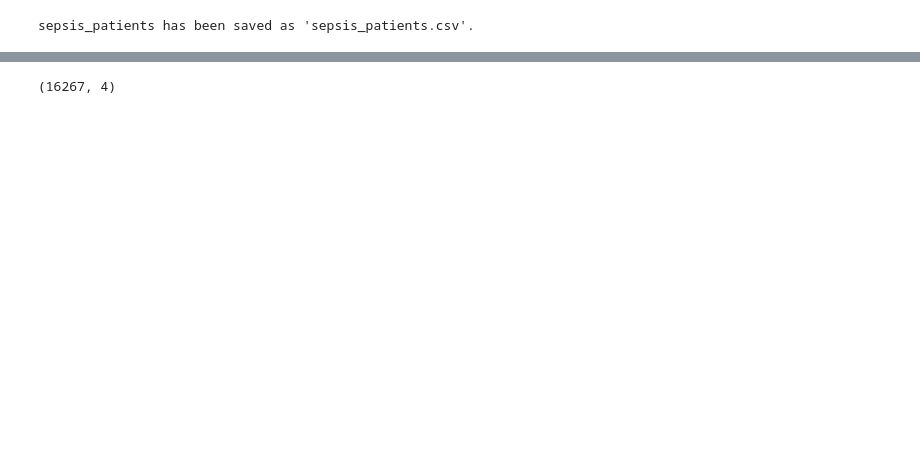
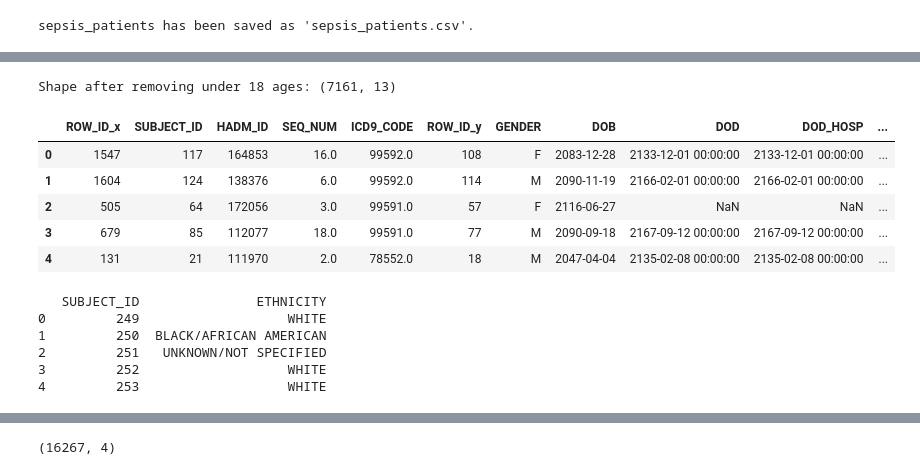
Before and after one commit to ParsaHaghighatgoo/mimic-analysis, a Jupyter notebook: ExtractSepsisPatients.ipynb, the cells around one changed output, grey strips where cells are left out. Drawn from its saved outputs; the diff is of its cells as text; code cells hidden in the pictures; blank space fills up the shorter version.

```diff
--- a/ExtractSepsisPatients.ipynb
+++ b/ExtractSepsisPatients.ipynb
@@ -415,0 +543,33 @@ merged_df.shape
+# %%
+filtered_sepsis_patientes_under18_df = merged_final_df[merged_final_df['AGE'] > 18]
+
+# Print the shape and first few rows of the filtered DataFrame
+print("Shape after removing under 18 ages:", filtered_sepsis_patientes_under18_df.shape)
+filtered_sepsis_patientes_under18_df.head()
+# %% [output]
+Shape after removing under 18 ages: (7161, 13)
+|  | ROW_ID_x | SUBJECT_ID | HADM_ID | SEQ_NUM | ICD9_CODE | ROW_ID_y | GENDER | DOB | DOD | DOD_HOSP | ... |
+| 0 | 1547 | 117 | 164853 | 16.0 | 99592.0 | 108 | F | 2083-12-28 | 2133-12-01 00:00:00 | 2133-12-01 00:00:00 | ... |
+| 1 | 1604 | 124 | 138376 | 6.0 | 99592.0 | 114 | M | 2090-11-19 | 2166-02-01 00:00:00 | 2166-02-01 00:00:00 | ... |
+| 2 | 505 | 64 | 172056 | 3.0 | 99591.0 | 57 | F | 2116-06-27 | NaN | NaN | ... |
+| 3 | 679 | 85 | 112077 | 18.0 | 99591.0 | 77 | M | 2090-09-18 | 2167-09-12 00:00:00 | 2167-09-12 00:00:00 | ... |
+| 4 | 131 | 21 | 111970 | 2.0 | 78552.0 | 18 | M | 2047-04-04 | 2135-02-08 00:00:00 | 2135-02-08 00:00:00 | ... |
+# %%
+# Load the required MIMIC-III files for demographic data
+patients_df = pd.read_csv(path + '\\patients.csv', usecols=['SUBJECT_ID'])
+admissions_df = pd.read_csv(path + '\\admissions.csv', usecols=['SUBJECT_ID', 'ETHNICITY'])
+# Merge demographic data from patients and admissions on SUBJECT_ID
+demographic_df = pd.merge(
+    patients_df,
+    admissions_df.drop_duplicates(subset=['SUBJECT_ID']),
+    on='SUBJECT_ID',
+    how='inner'
+)
+print(demographic_df.head())
+# %% [output]
+   SUBJECT_ID               ETHNICITY
+0         249                   WHITE
+1         250  BLACK/AFRICAN AMERICAN
+2         251   UNKNOWN/NOT SPECIFIED
+3         252                   WHITE
+4         253                   WHITE
```
Also changed, not shown: parts of 27 cells of this notebook, 1 other file.
